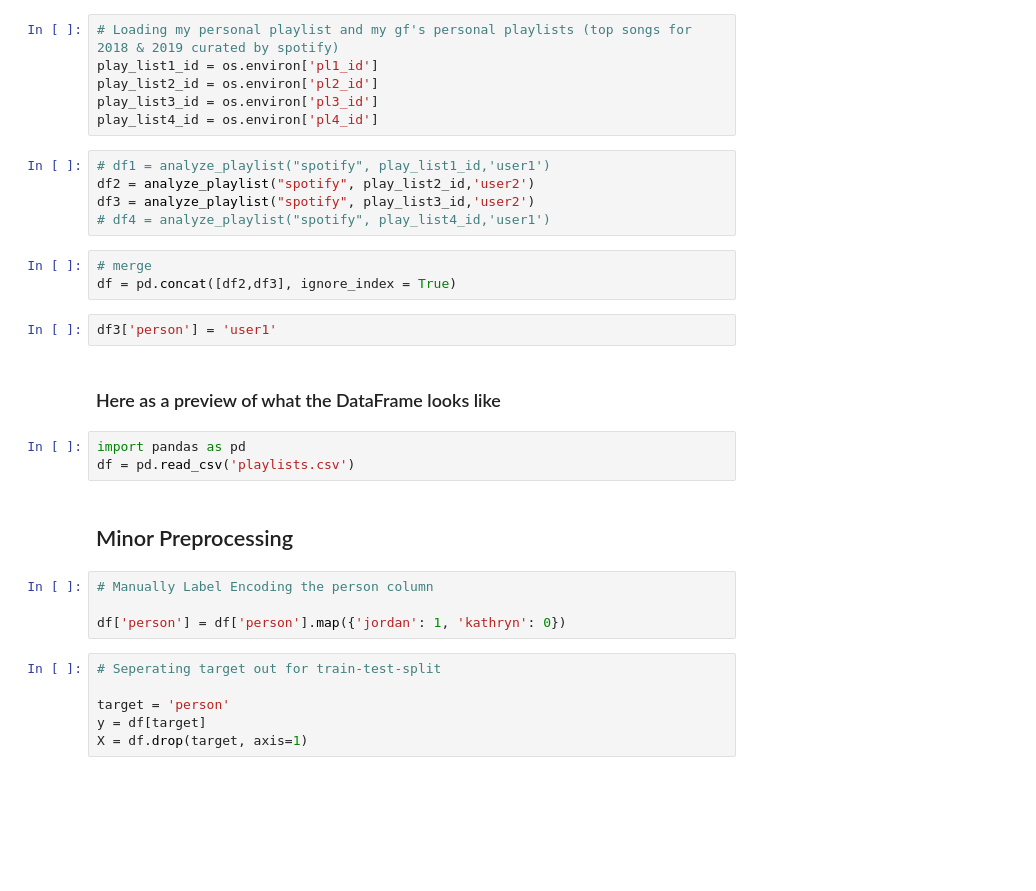
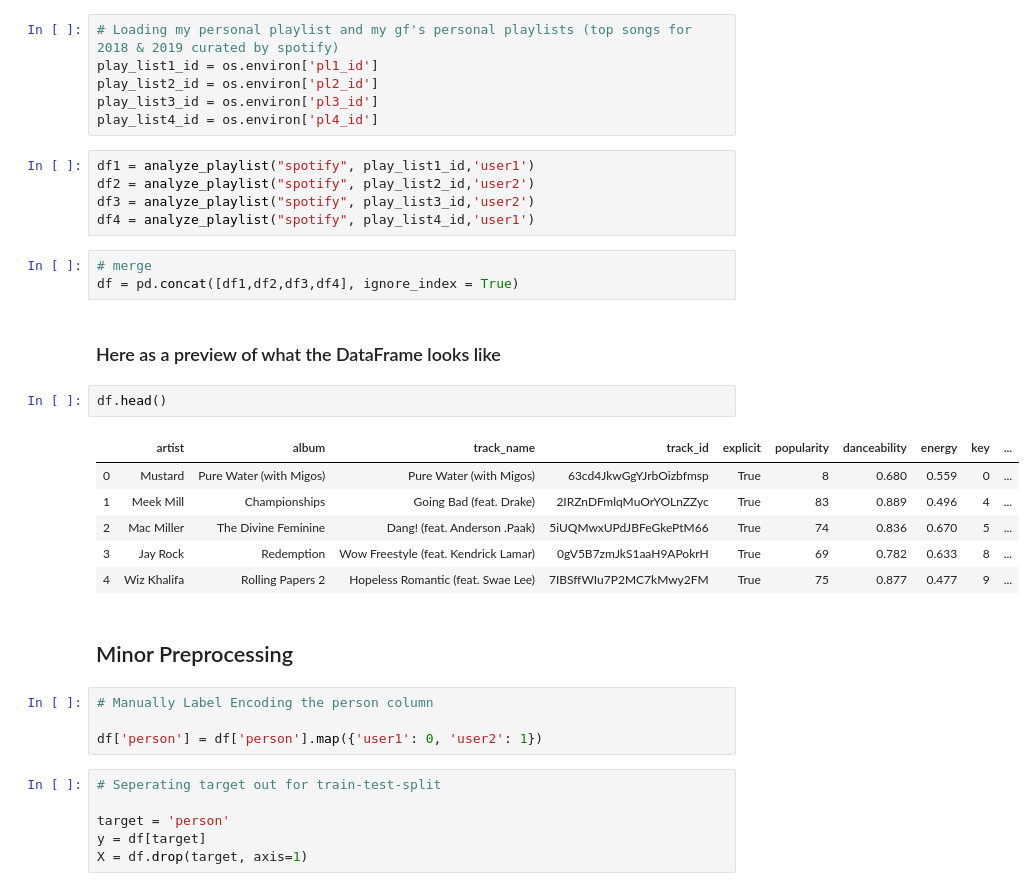
Before and after one commit to Jordan-Milne/spotify-data, a Jupyter notebook: spotify_data_notebook.ipynb, the cells around one changed output. Saved outputs shown, nothing was run; the diff lists cells and outputs as text; blank space fills up the shorter version.

```diff
--- a/spotify_data_notebook.ipynb
+++ b/spotify_data_notebook.ipynb
@@ -92,26 +99,30 @@ play_list2_id = os.environ['pl2_id']
 play_list3_id = os.environ['pl3_id']
 play_list4_id = os.environ['pl4_id']
 # %%
-# df1 = analyze_playlist("spotify", play_list1_id,'user1')
+df1 = analyze_playlist("spotify", play_list1_id,'user1')
 df2 = analyze_playlist("spotify", play_list2_id,'user2')
 df3 = analyze_playlist("spotify", play_list3_id,'user2')
-# df4 = analyze_playlist("spotify", play_list4_id,'user1')
+df4 = analyze_playlist("spotify", play_list4_id,'user1')
 # %%
 # merge
-df = pd.concat([df2,df3], ignore_index = True)
+df = pd.concat([df1,df2,df3,df4], ignore_index = True)
-# %%
-df3['person'] = 'user1'
 # %% [markdown]
 ### Here as a preview of what the DataFrame looks like
-# %%
-import pandas as pd
-df = pd.read_csv('playlists.csv')
+# %%
+df.head()
+# %% [output]
+|  | artist | album | track_name | track_id | explicit | popularity | danceability | energy | key | ... |
+| 0 | Mustard | Pure Water (with Migos) | Pure Water (with Migos) | 63cd4JkwGgYJrbOizbfmsp | True | 8 | 0.680 | 0.559 | 0 | ... |
+| 1 | Meek Mill | Championships | Going Bad (feat. Drake) | 2IRZnDFmlqMuOrYOLnZZyc | True | 83 | 0.889 | 0.496 | 4 | ... |
+| 2 | Mac Miller | The Divine Feminine | Dang! (feat. Anderson .Paak) | 5iUQMwxUPdJBFeGkePtM66 | True | 74 | 0.836 | 0.670 | 5 | ... |
+| 3 | Jay Rock | Redemption | Wow Freestyle (feat. Kendrick Lamar) | 0gV5B7zmJkS1aaH9APokrH | True | 69 | 0.782 | 0.633 | 8 | ... |
+| 4 | Wiz Khalifa | Rolling Papers 2 | Hopeless Romantic (feat. Swae Lee) | 7IBSffWIu7P2MC7kMwy2FM | True | 75 | 0.877 | 0.477 | 9 | ... |
 # %% [markdown]
 ## Minor Preprocessing
 # %%
 # Manually Label Encoding the person column
 
-df['person'] = df['person'].map({'jordan': 1, 'kathryn': 0})
+df['person'] = df['person'].map({'user1': 0, 'user2': 1})
 # %%
 # Seperating target out for train-test-split
 
```
Also changed, not shown: parts of 34 cells of this notebook, 6 other files.
